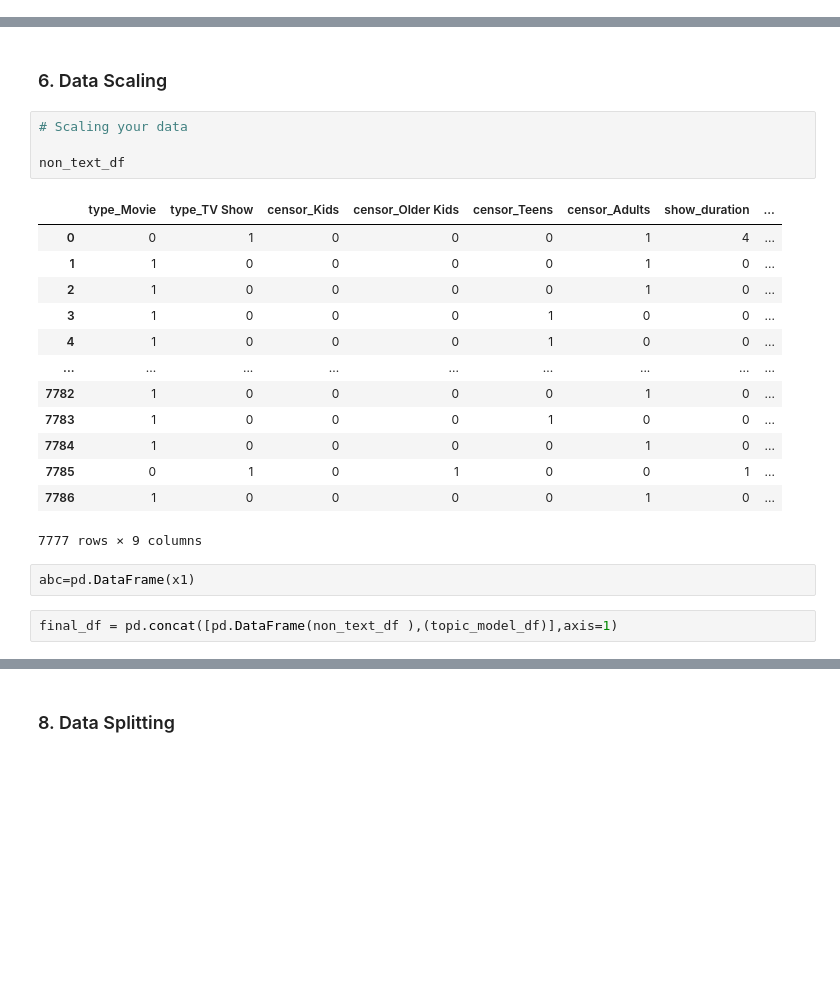
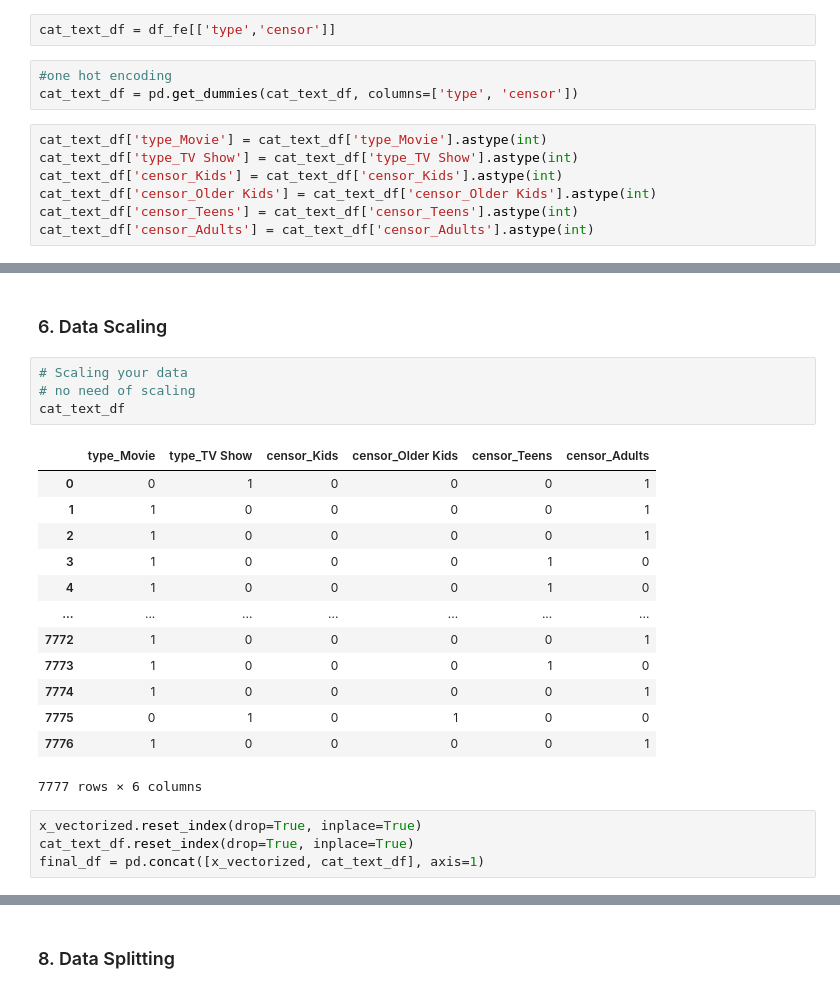
Before and after one commit to subhashsomarouthu/Netflix-Movies-and-TV-Shows-Clustering, a Jupyter notebook: Netflix_Movies_and_TV_Shows_Clustering.ipynb, the cells around one changed output, grey strips where cells are left out. Drawn from its saved outputs; the diff is of its cells as text; blank space fills up the shorter version.

```diff
--- a/Netflix_Movies_and_TV_Shows_Clustering.ipynb
+++ b/Netflix_Movies_and_TV_Shows_Clustering.ipynb
@@ -1400,0 +1350,12 @@ non_text_df
+# %%
+cat_text_df = df_fe[['type','censor']]
+# %%
+#one hot encoding
+cat_text_df = pd.get_dummies(cat_text_df, columns=['type', 'censor'])
+# %%
+cat_text_df['type_Movie'] = cat_text_df['type_Movie'].astype(int)
+cat_text_df['type_TV Show'] = cat_text_df['type_TV Show'].astype(int)
+cat_text_df['censor_Kids'] = cat_text_df['censor_Kids'].astype(int)
+cat_text_df['censor_Older Kids'] = cat_text_df['censor_Older Kids'].astype(int)
+cat_text_df['censor_Teens'] = cat_text_df['censor_Teens'].astype(int)
+cat_text_df['censor_Adults'] = cat_text_df['censor_Adults'].astype(int)
@@ -2144,26 +1870,26 @@ By using the first few principal components, which account for the majority of t
 ### 6. Data Scaling
 # %%
 # Scaling your data
-
-non_text_df
+# no need of scaling
+cat_text_df
 # %% [output]
-|  | type_Movie | type_TV Show | censor_Kids | censor_Older Kids | censor_Teens | censor_Adults | show_duration | ... |
-| 0 | 0 | 1 | 0 | 0 | 0 | 1 | 4 | ... |
-| 1 | 1 | 0 | 0 | 0 | 0 | 1 | 0 | ... |
-| 2 | 1 | 0 | 0 | 0 | 0 | 1 | 0 | ... |
-| 3 | 1 | 0 | 0 | 0 | 1 | 0 | 0 | ... |
-| 4 | 1 | 0 | 0 | 0 | 1 | 0 | 0 | ... |
-| ... | ... | ... | ... | ... | ... | ... | ... | ... |
-| 7782 | 1 | 0 | 0 | 0 | 0 | 1 | 0 | ... |
-| 7783 | 1 | 0 | 0 | 0 | 1 | 0 | 0 | ... |
-| 7784 | 1 | 0 | 0 | 0 | 0 | 1 | 0 | ... |
-| 7785 | 0 | 1 | 0 | 1 | 0 | 0 | 1 | ... |
-| 7786 | 1 | 0 | 0 | 0 | 0 | 1 | 0 | ... |
+|  | type_Movie | type_TV Show | censor_Kids | censor_Older Kids | censor_Teens | censor_Adults |
+| 0 | 0 | 1 | 0 | 0 | 0 | 1 |
+| 1 | 1 | 0 | 0 | 0 | 0 | 1 |
+| 2 | 1 | 0 | 0 | 0 | 0 | 1 |
+| 3 | 1 | 0 | 0 | 0 | 1 | 0 |
+| 4 | 1 | 0 | 0 | 0 | 1 | 0 |
+| ... | ... | ... | ... | ... | ... | ... |
+| 7772 | 1 | 0 | 0 | 0 | 0 | 1 |
+| 7773 | 1 | 0 | 0 | 0 | 1 | 0 |
+| 7774 | 1 | 0 | 0 | 0 | 0 | 1 |
+| 7775 | 0 | 1 | 0 | 1 | 0 | 0 |
+| 7776 | 1 | 0 | 0 | 0 | 0 | 1 |
-7777 rows × 9 columns
+7777 rows × 6 columns
-# %%
-abc=pd.DataFrame(x1)
-# %%
-final_df = pd.concat([pd.DataFrame(non_text_df ),(topic_model_df)],axis=1)
+# %%
+x_vectorized.reset_index(drop=True, inplace=True)
+cat_text_df.reset_index(drop=True, inplace=True)
+final_df = pd.concat([x_vectorized, cat_text_df], axis=1)
 # %%
 final_df
 # %% [output]
```
Also changed, not shown: parts of 191 cells of this notebook.
